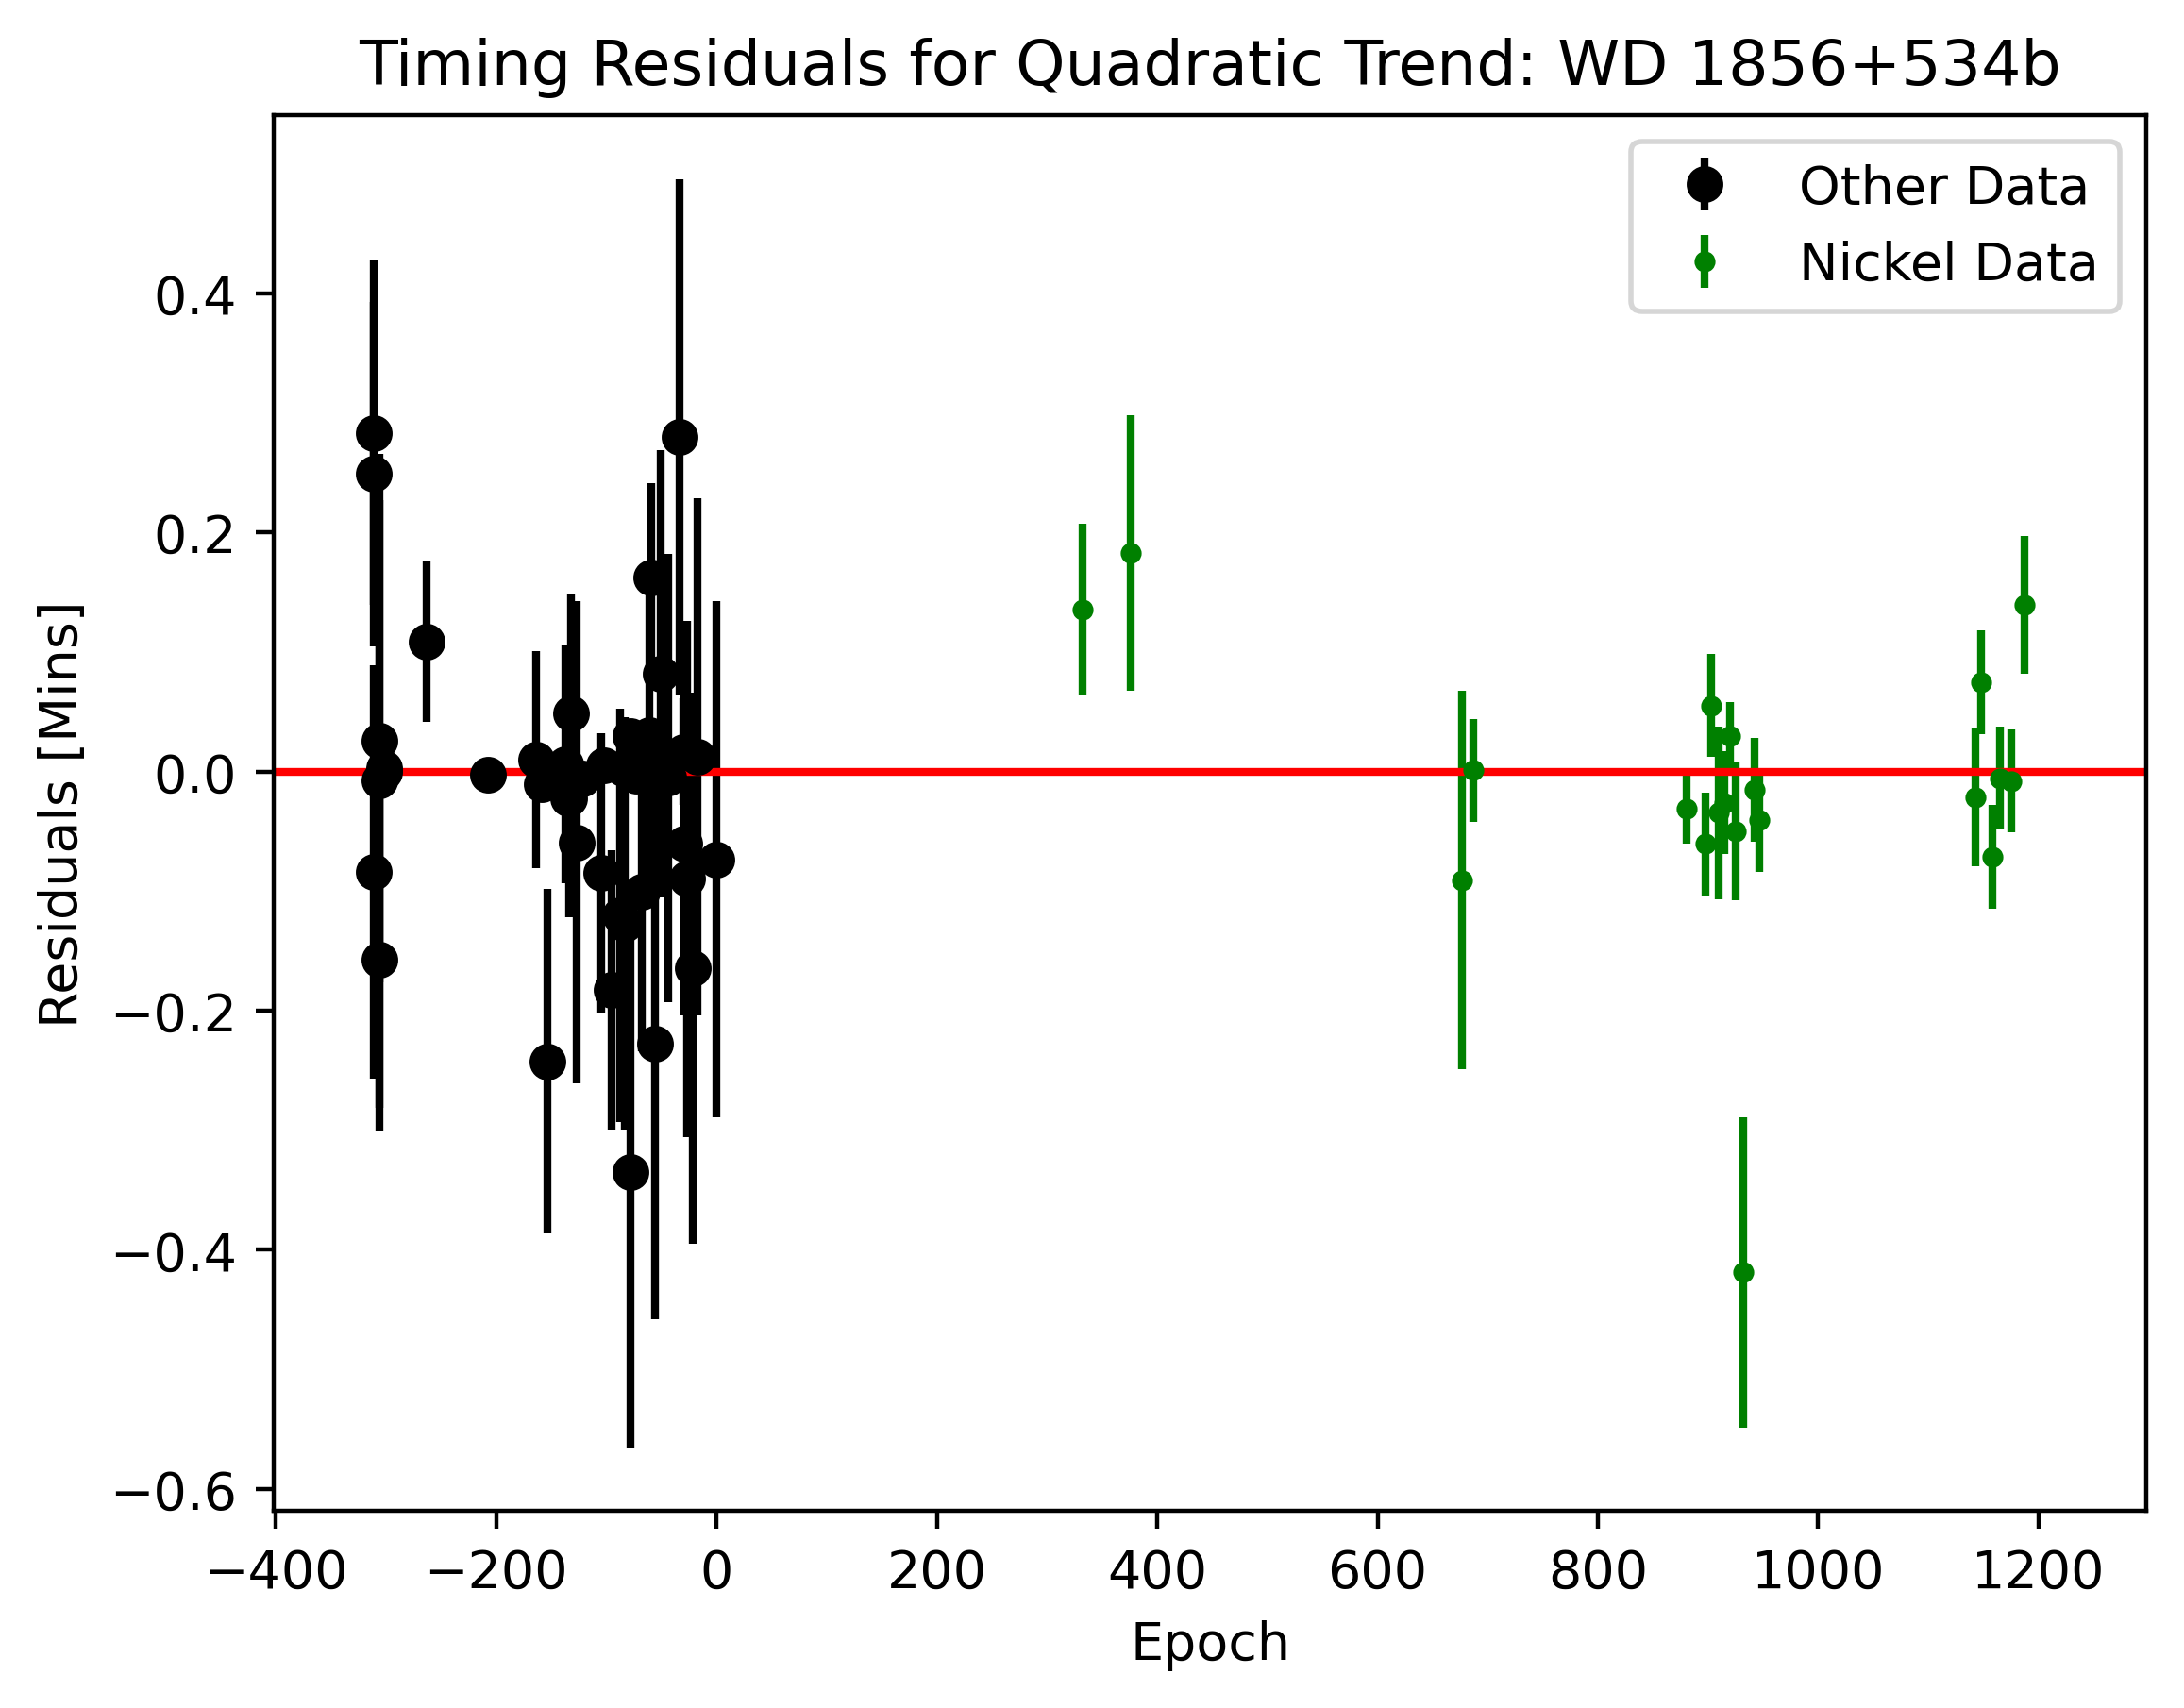
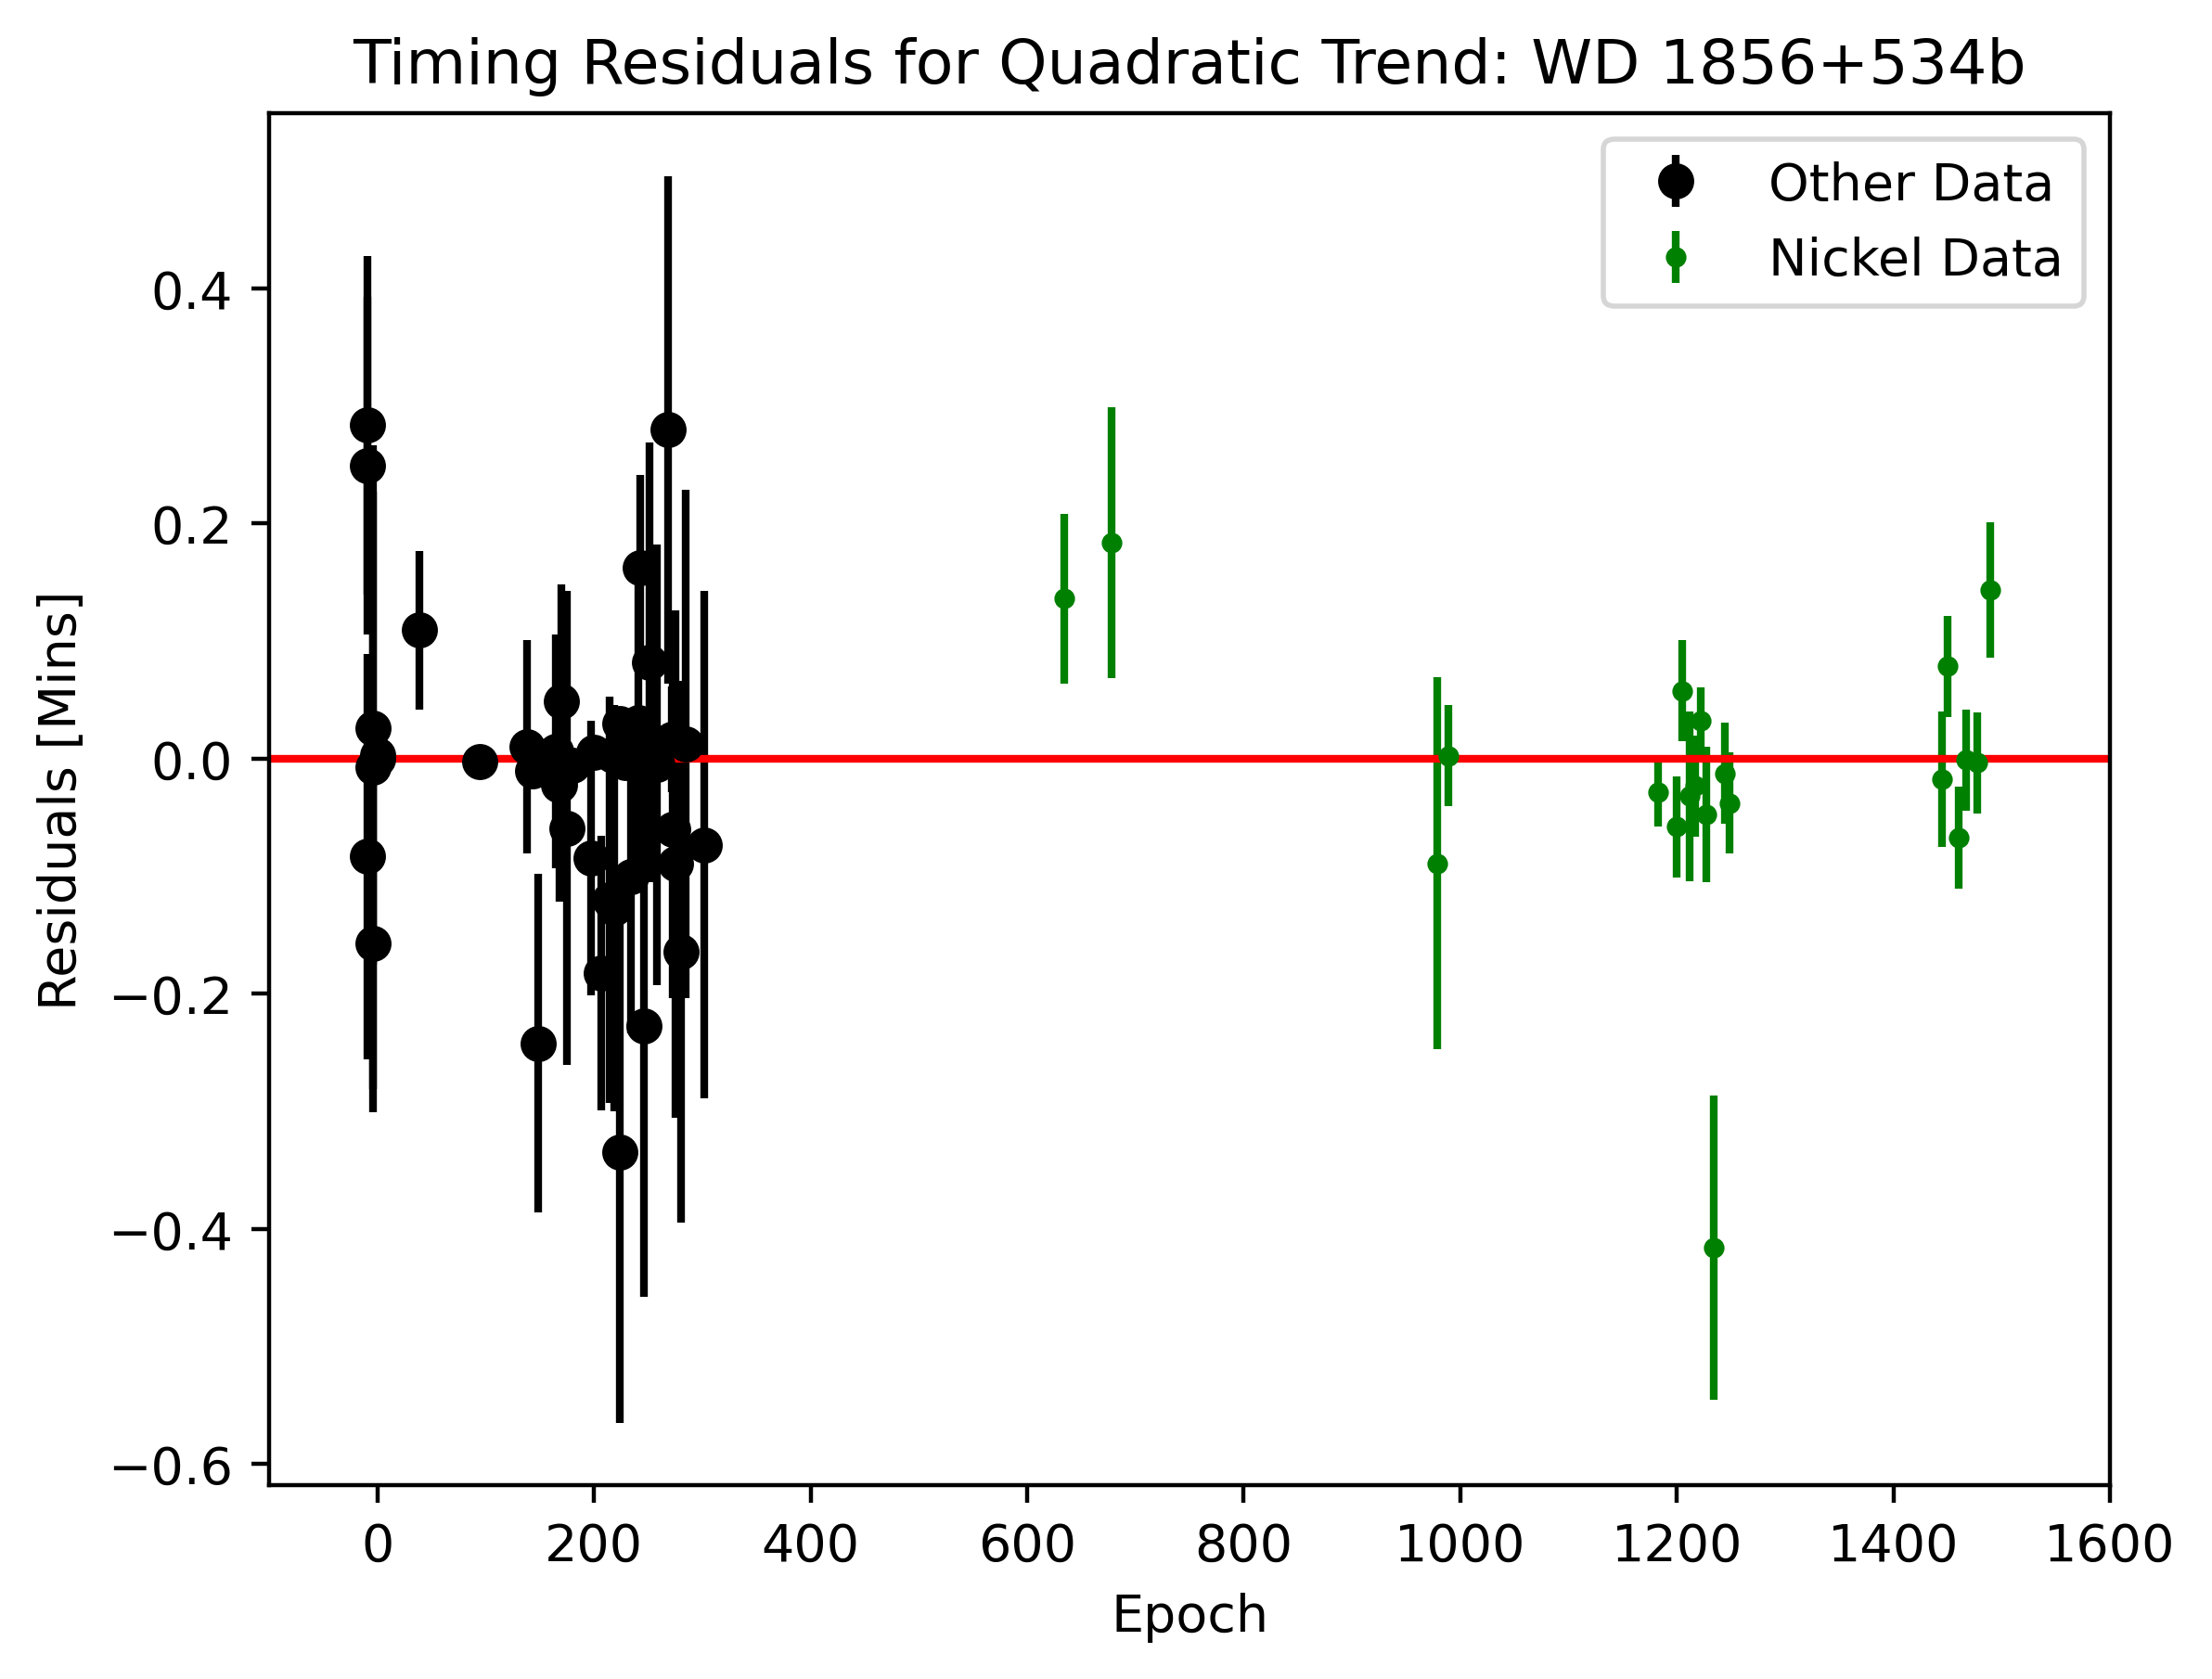
Code edit (unified diff) that turned the first committed figure into the second:
--- before
+++ after
@@ -5,5 +5,5 @@
 plt.errorbar(epoch[start_nickel:],res[start_nickel:],yerr=uncertainty[start_nickel:]*1440,fmt='g.',capsize=0,label='Nickel Data')
 plt.legend()
-plt.xlim(-100-302,1600-302)
+plt.xlim(-100,1600)
 plt.hlines(y=0,xmin=-2500,xmax=2500,color='red')
 plt.ylabel('Residuals [Mins]')

Commit: correct epoch scale in plots